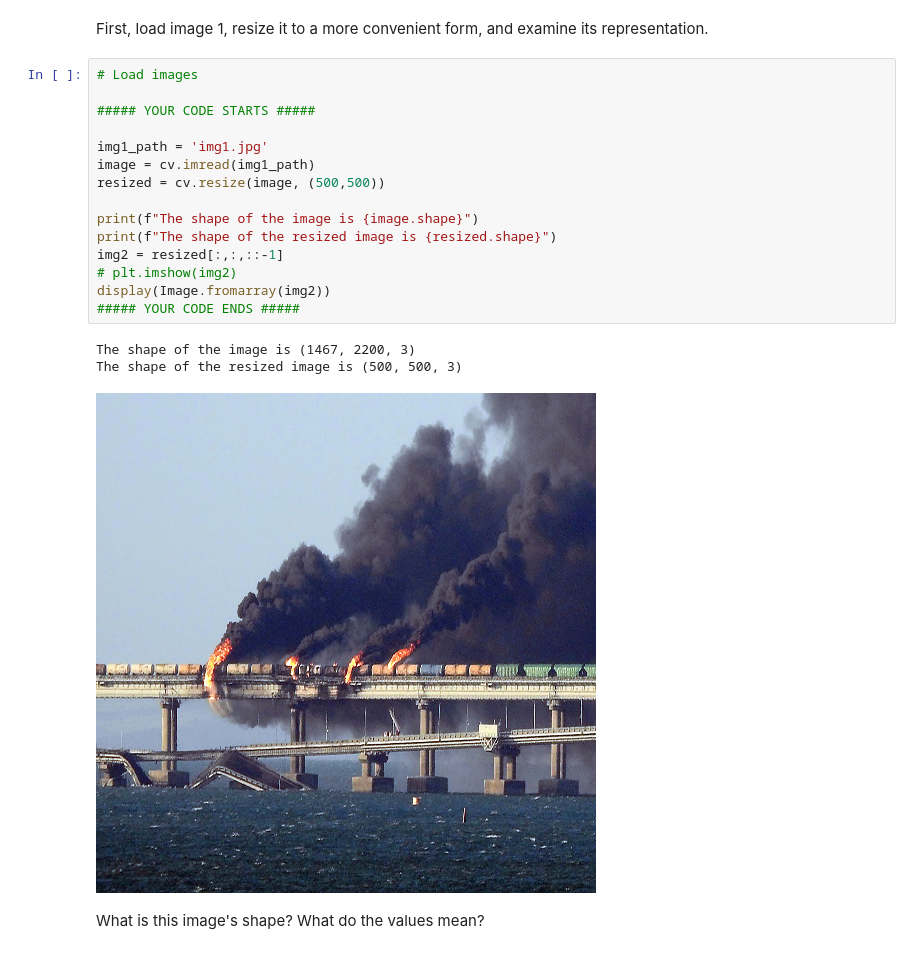
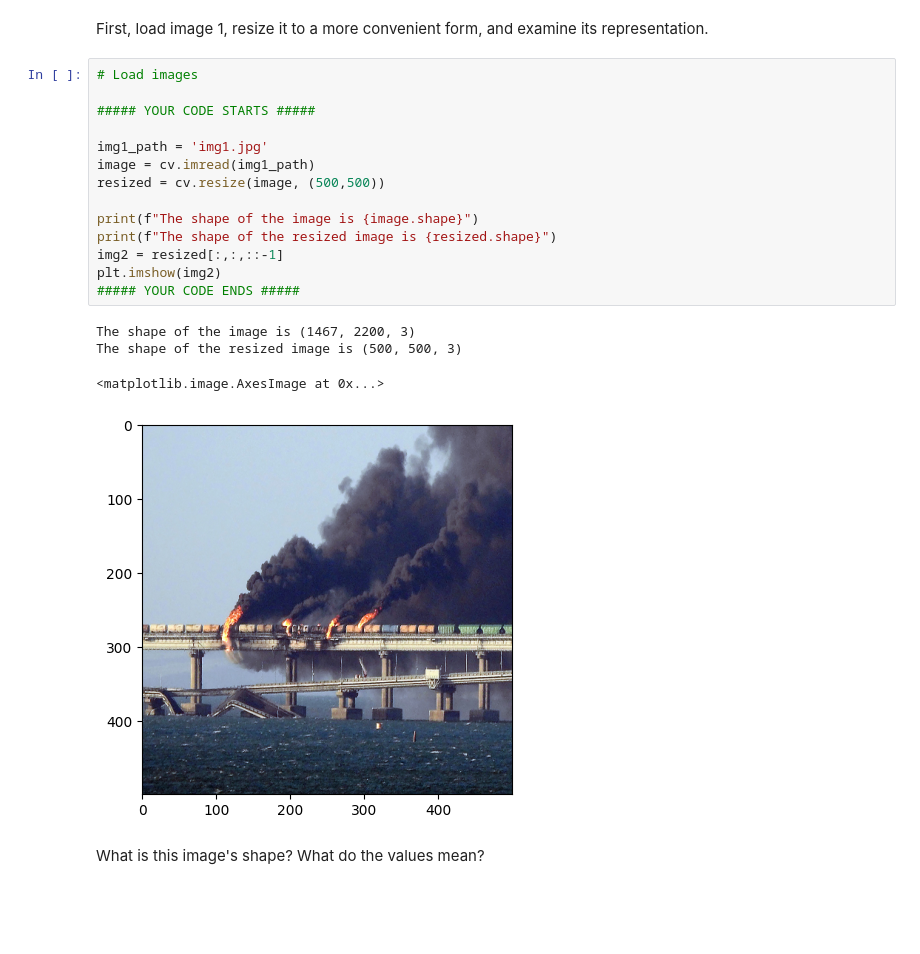
Before and after one commit to Siromanec/la-lab1-mutel_muzychuk_ivanov, a Jupyter notebook: Ivanov_Mutel_Muzychuk_LA_Lab_1.ipynb, the cells around one changed output. Cells and saved outputs as stored; diff of their text form; blank space fills up the shorter version.

```diff
--- a/Ivanov_Mutel_Muzychuk_LA_Lab_1.ipynb
+++ b/Ivanov_Mutel_Muzychuk_LA_Lab_1.ipynb
@@ -41,22 +40,22 @@ First, load image 1, resize it to a more convenient form, and examine its repres
 # %%
 # Load images
 
 ##### YOUR CODE STARTS #####
 
 img1_path = 'img1.jpg'
 image = cv.imread(img1_path)
 resized = cv.resize(image, (500,500))
 
 print(f"The shape of the image is {image.shape}")
 print(f"The shape of the resized image is {resized.shape}")
 img2 = resized[:,:,::-1]
-# plt.imshow(img2)
-display(Image.fromarray(img2))
+plt.imshow(img2)
 ##### YOUR CODE ENDS #####
 # %% [output]
 The shape of the image is (1467, 2200, 3)
 The shape of the resized image is (500, 500, 3)
+<matplotlib.image.AxesImage at 0x...>
-[figure, old version]
+[figure, new version]
 # %% [markdown]
  What is this image's shape? What do the values mean?
 # %% [markdown]
```
Also changed, not shown: parts of 1 cell of this notebook.
